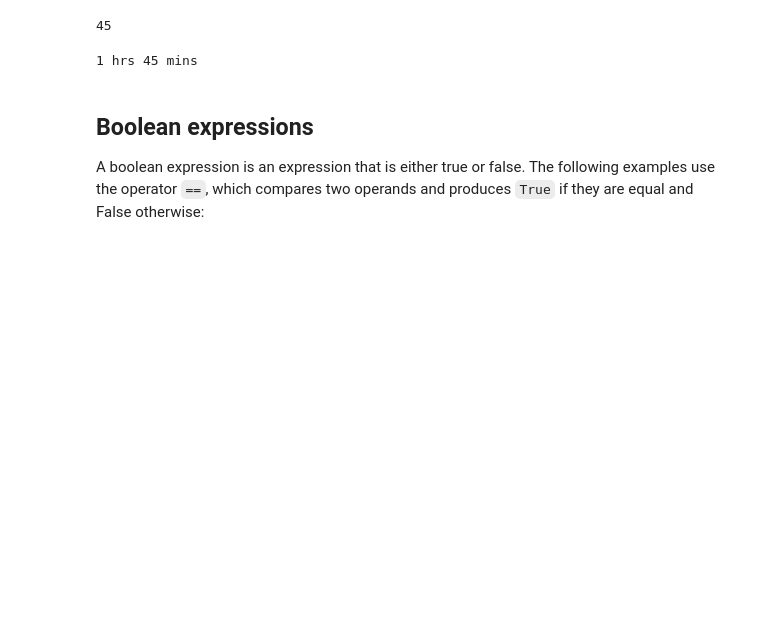
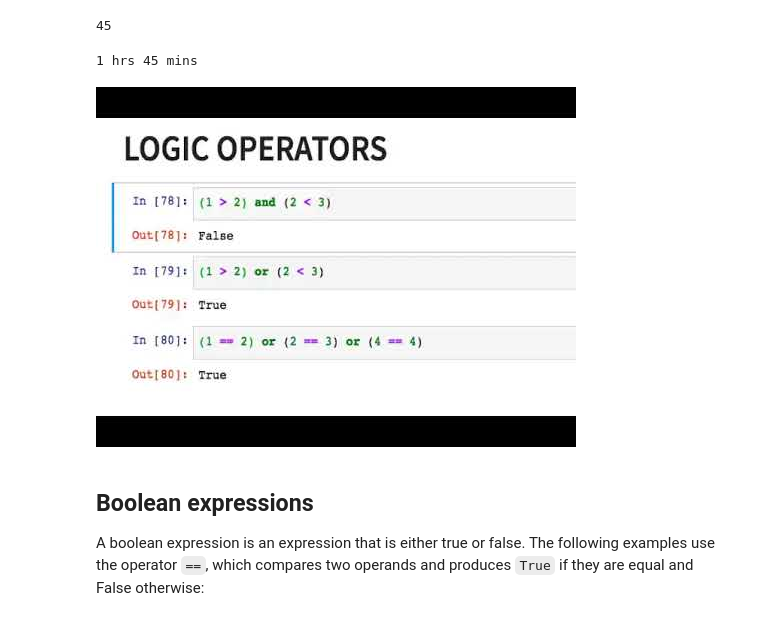
Before and after one commit to markumreed/ds4b, a Jupyter notebook: python_ds4b/03_program/02_conditionals_recursion.ipynb, the cells around one changed output. Saved outputs shown, nothing was run; the diff lists cells and outputs as text; code cells hidden in the pictures; blank space fills up the shorter version.

```diff
--- a/python_ds4b/03_program/02_conditionals_recursion.ipynb
+++ b/python_ds4b/03_program/02_conditionals_recursion.ipynb
@@ -59,6 +52,13 @@ def movie_time(minutes):
 movie_time(105)
 # %% [output]
 1 hrs 45 mins
+# %%
+#@title Introducing Boolean Expressions { display-mode: "form" }
+#@markdown This 5-minute video gives an overview of the key features of Booleans:
+from IPython.display import YouTubeVideo
+YouTubeVideo('p3f3sZOEJhQ', width=600, height=400)
+# %% [output]
+[figure, added]
 # %% [markdown]
 ## Boolean expressions
 
```
Also changed, not shown: parts of 2 cells of this notebook.
